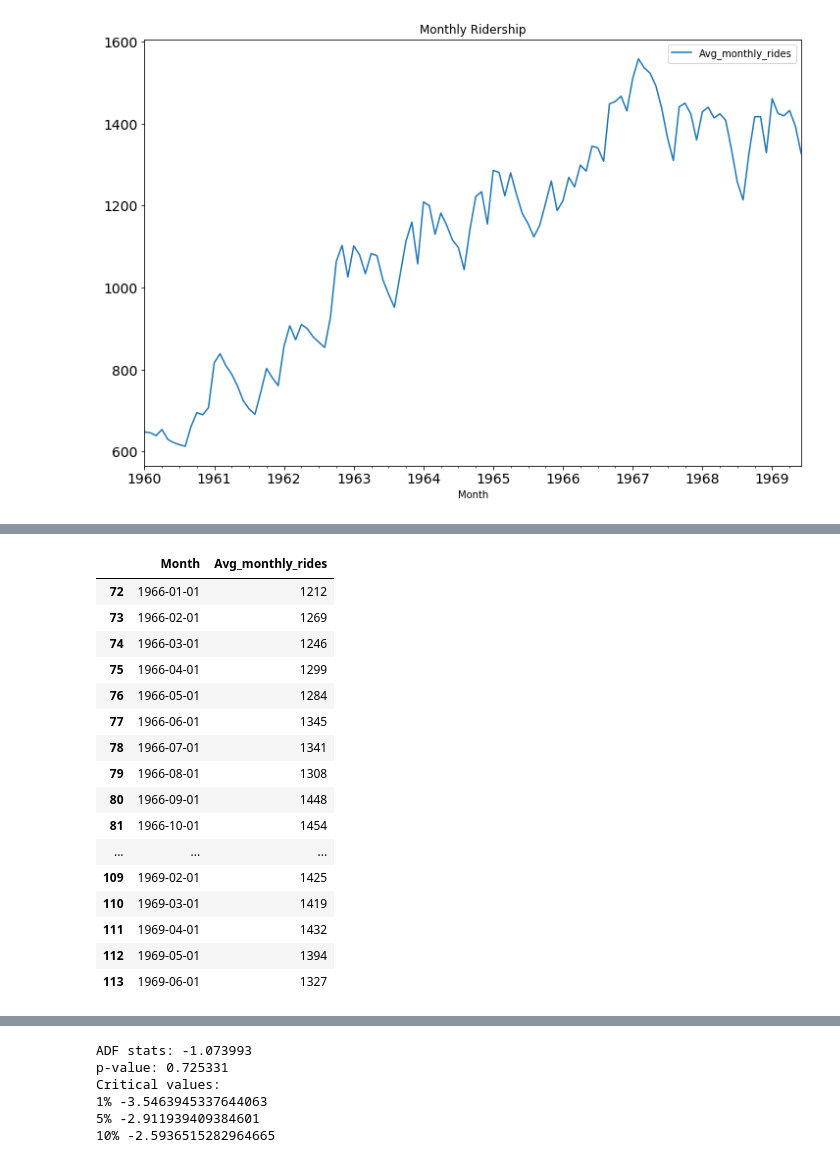
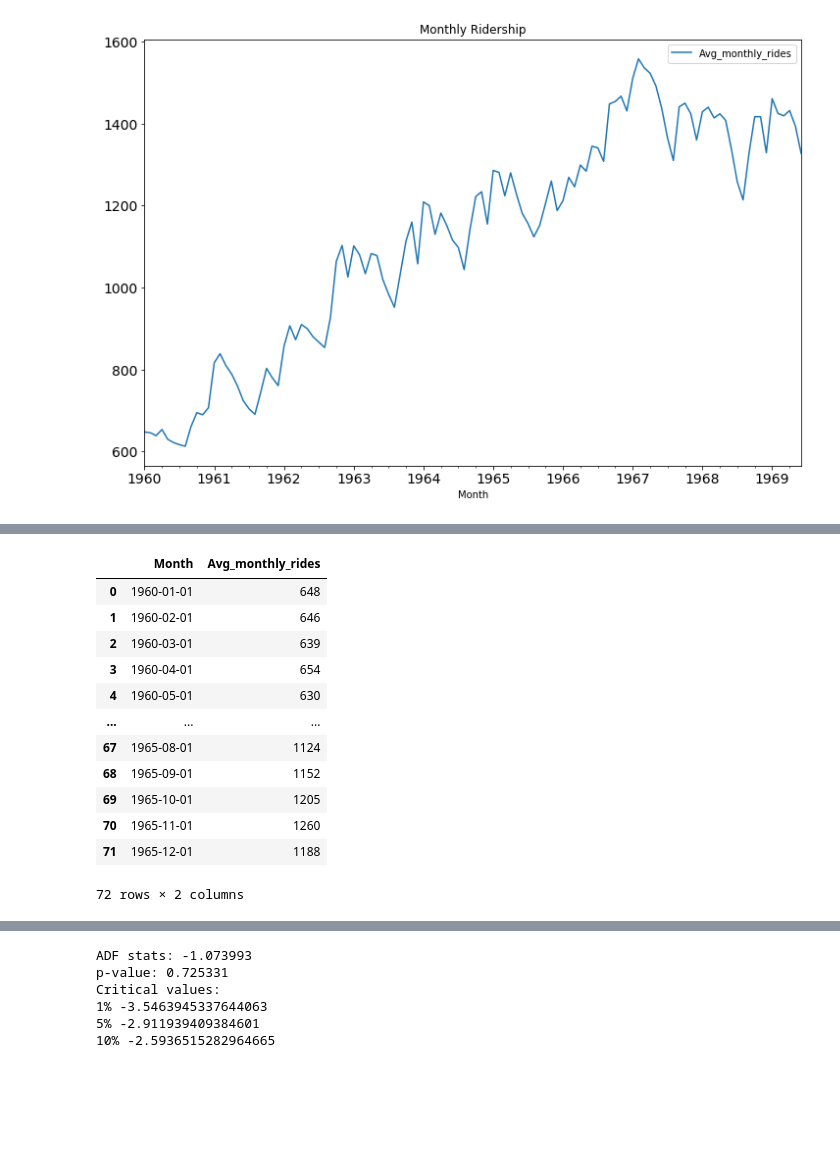
Before and after one commit to angiekl74/TimeSeriesAnalysis, a Jupyter notebook: PortlandRidership_Analysis_StatsmodelPackage_SARIMAX.ipynb, the cells around one changed output, grey strips where cells are left out. Cells and saved outputs as stored; diff of their text form; code cells hidden in the pictures; blank space fills up the shorter version.

```diff
--- a/PortlandRidership_Analysis_StatsmodelPackage_SARIMAX.ipynb
+++ b/PortlandRidership_Analysis_StatsmodelPackage_SARIMAX.ipynb
@@ -172,21 +191,17 @@ pdx_test.shape
 # %%
 pdx_train[:]
-pdx_test[:]
+# pdx_test[:]
 # %% [output]
 |  | Month | Avg_monthly_rides |
-| 72 | 1966-01-01 | 1212 |
-| 73 | 1966-02-01 | 1269 |
-| 74 | 1966-03-01 | 1246 |
-| 75 | 1966-04-01 | 1299 |
-| 76 | 1966-05-01 | 1284 |
-| 77 | 1966-06-01 | 1345 |
-| 78 | 1966-07-01 | 1341 |
-| 79 | 1966-08-01 | 1308 |
-| 80 | 1966-09-01 | 1448 |
-| 81 | 1966-10-01 | 1454 |
+| 0 | 1960-01-01 | 648 |
+| 1 | 1960-02-01 | 646 |
+| 2 | 1960-03-01 | 639 |
+| 3 | 1960-04-01 | 654 |
+| 4 | 1960-05-01 | 630 |
 | ... | ... | ... |
-| 109 | 1969-02-01 | 1425 |
-| 110 | 1969-03-01 | 1419 |
-| 111 | 1969-04-01 | 1432 |
-| 112 | 1969-05-01 | 1394 |
-| 113 | 1969-06-01 | 1327 |
+| 67 | 1965-08-01 | 1124 |
+| 68 | 1965-09-01 | 1152 |
+| 69 | 1965-10-01 | 1205 |
+| 70 | 1965-11-01 | 1260 |
+| 71 | 1965-12-01 | 1188 |
+72 rows × 2 columns
```
Also changed, not shown: parts of 24 cells of this notebook.
